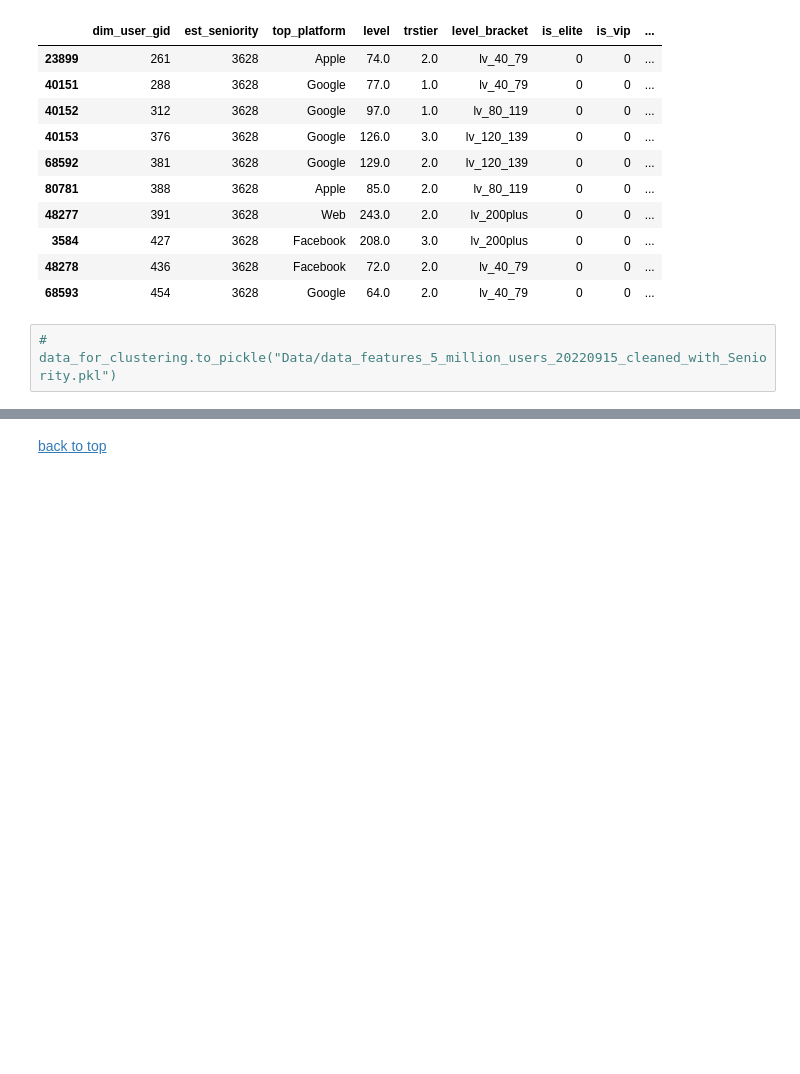
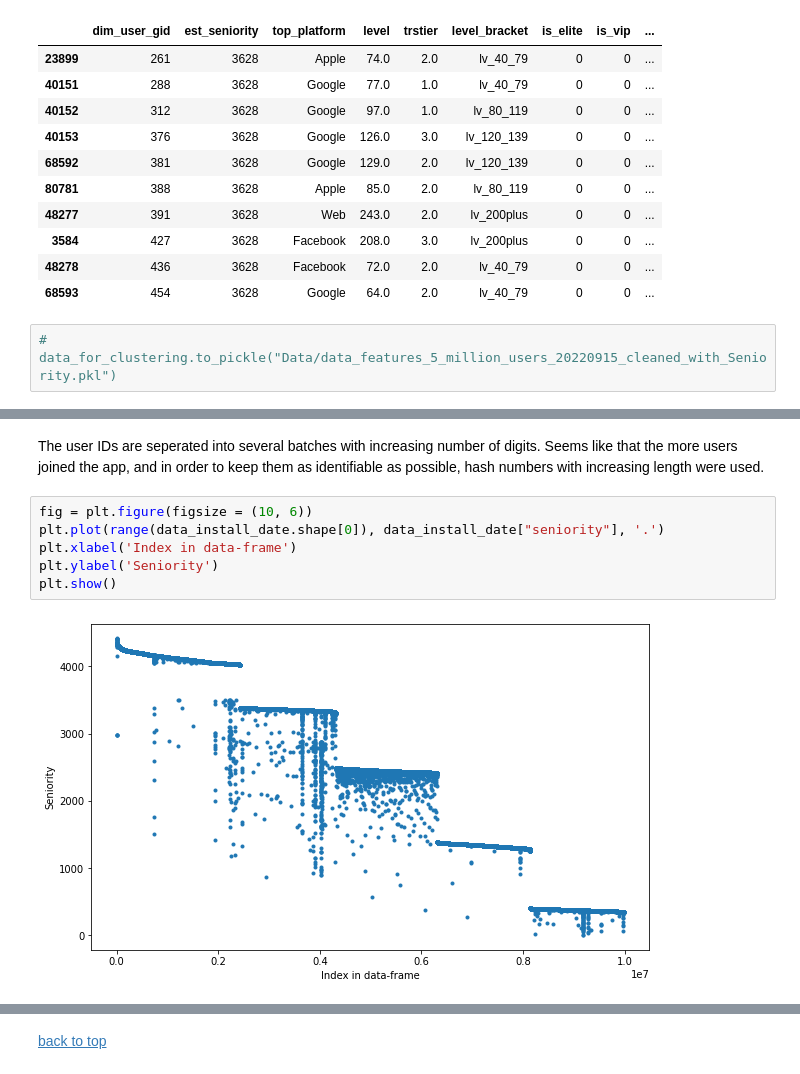
Before and after one commit to AlexanderLoebel/Homogeneity, a Jupyter notebook: Exploratory Data Analysis of the historical features - Part 1.ipynb, the cells around one changed output, grey strips where cells are left out. Drawn from its saved outputs; the diff is of its cells as text; blank space fills up the shorter version.

```diff
--- a/Exploratory Data Analysis of the historical features - Part 1.ipynb
+++ b/Exploratory Data Analysis of the historical features - Part 1.ipynb
@@ -464,0 +514,10 @@ data_for_clustering.head(10)
+# %% [markdown]
+The user IDs are seperated into several batches with increasing number of digits. Seems like that the more users joined the app, and in order to keep them as identifiable as possible, hash numbers with increasing length were used.
+# %%
+fig = plt.figure(figsize = (10, 6))
+plt.plot(range(data_install_date.shape[0]), data_install_date["seniority"], '.')
+plt.xlabel('Index in data-frame')
+plt.ylabel('Seniority')
+plt.show()
+# %% [output]
+[figure, added]
```
Also changed, not shown: parts of 16 cells of this notebook, 2 other files.
